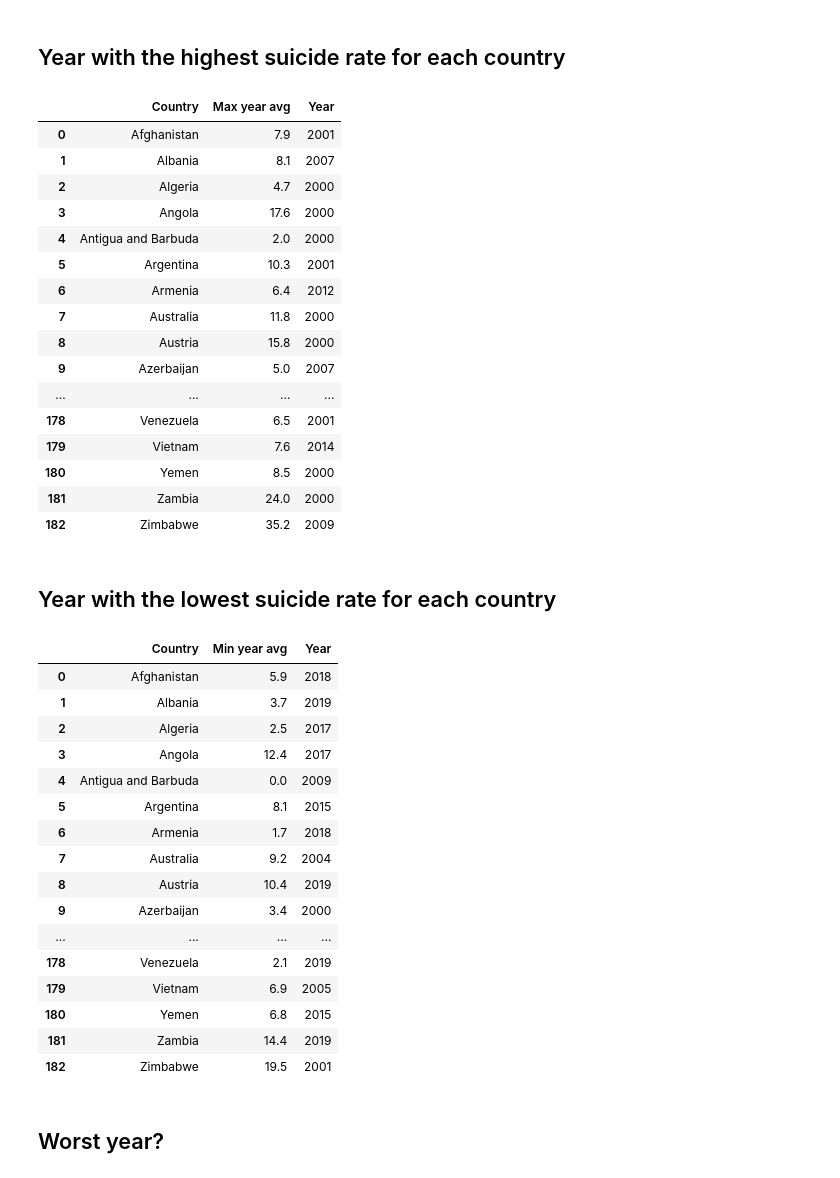
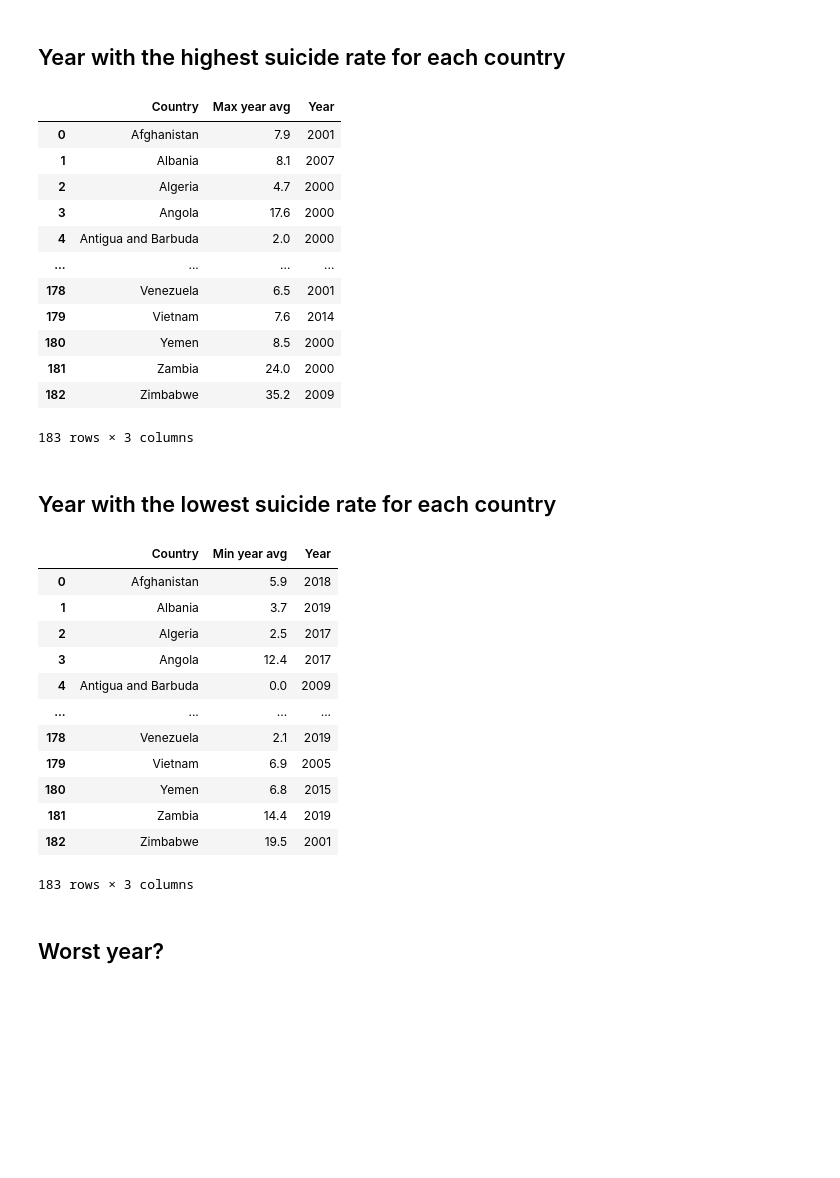
Before and after one commit to Jose5110/Data_Analysis, a Jupyter notebook: Suicide_rate_all/Suicide_rates.ipynb, the cells around one changed output. Cells and saved outputs as stored; diff of their text form; code cells hidden in the pictures; blank space fills up the shorter version.

```diff
--- a/Suicide_rate_all/Suicide_rates.ipynb
+++ b/Suicide_rate_all/Suicide_rates.ipynb
@@ -196,28 +195,25 @@ plt.show()
 # %% [markdown]
 ## Year with the highest suicide rate for each country
 # %%
-pd.set_option('display.max_rows', None)
+# If you want to see all the data displayed uncomment the line below
+# pd.set_option('display.max_rows', None)
 pd.set_option('display.max_columns', None)
 max_country = pd.DataFrame({ 'Country': df['Country'],'Max year avg': df.max(axis=1),'Year': df.iloc[:,1:].idxmax(axis=1)})
 max_country
 # %% [output]
 |  | Country | Max year avg | Year |
 | 0 | Afghanistan | 7.9 | 2001 |
 | 1 | Albania | 8.1 | 2007 |
 | 2 | Algeria | 4.7 | 2000 |
 | 3 | Angola | 17.6 | 2000 |
 | 4 | Antigua and Barbuda | 2.0 | 2000 |
-| 5 | Argentina | 10.3 | 2001 |
-| 6 | Armenia | 6.4 | 2012 |
-| 7 | Australia | 11.8 | 2000 |
-| 8 | Austria | 15.8 | 2000 |
-| 9 | Azerbaijan | 5.0 | 2007 |
 | ... | ... | ... | ... |
 | 178 | Venezuela | 6.5 | 2001 |
 | 179 | Vietnam | 7.6 | 2014 |
 | 180 | Yemen | 8.5 | 2000 |
 | 181 | Zambia | 24.0 | 2000 |
 | 182 | Zimbabwe | 35.2 | 2009 |
+183 rows × 3 columns
 # %% [markdown]
 ## Year with the lowest suicide rate for each country
 # %%
@@ -230,17 +226,13 @@ min_country
 | 2 | Algeria | 2.5 | 2017 |
 | 3 | Angola | 12.4 | 2017 |
 | 4 | Antigua and Barbuda | 0.0 | 2009 |
-| 5 | Argentina | 8.1 | 2015 |
-| 6 | Armenia | 1.7 | 2018 |
-| 7 | Australia | 9.2 | 2004 |
-| 8 | Austria | 10.4 | 2019 |
-| 9 | Azerbaijan | 3.4 | 2000 |
 | ... | ... | ... | ... |
 | 178 | Venezuela | 2.1 | 2019 |
 | 179 | Vietnam | 6.9 | 2005 |
 | 180 | Yemen | 6.8 | 2015 |
 | 181 | Zambia | 14.4 | 2019 |
 | 182 | Zimbabwe | 19.5 | 2001 |
+183 rows × 3 columns
 # %% [markdown]
 ## Worst year?
 # %%
```
Also changed, not shown: parts of 6 cells of this notebook.
